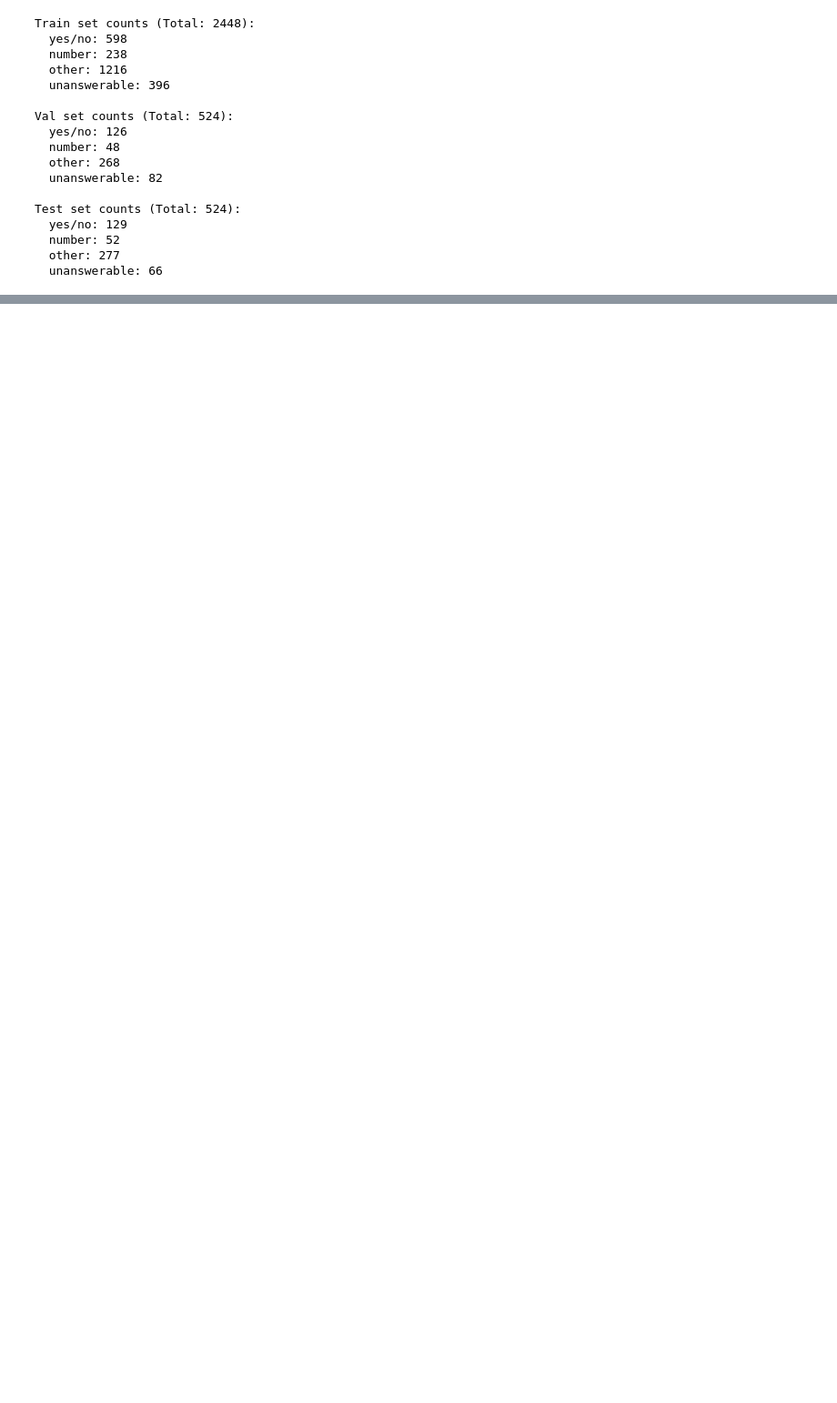
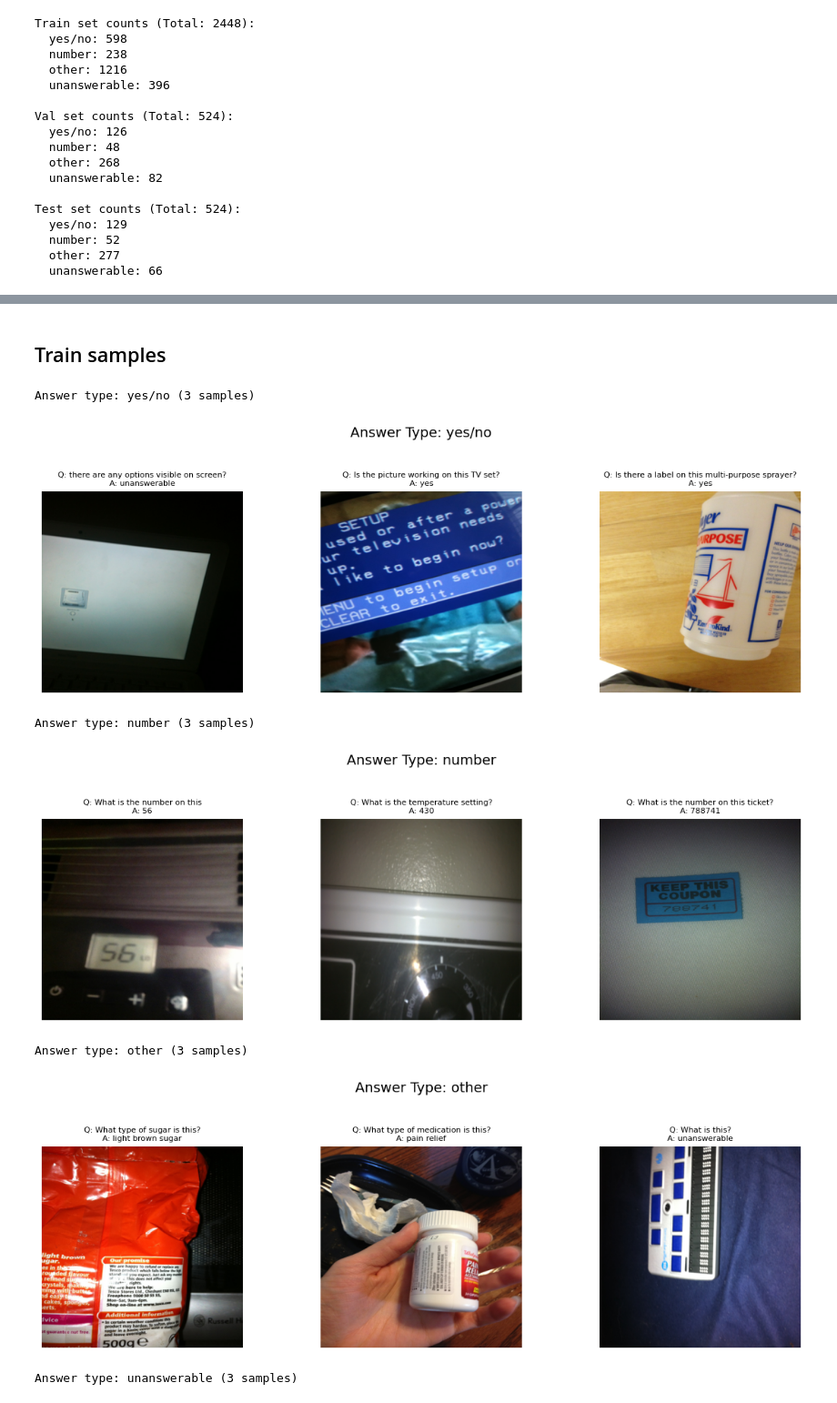
Before and after one commit to zagarsuren/visionaid-vqa, a Jupyter notebook: notebooks/data_exploration.ipynb, the cells around one changed output, grey strips where cells are left out. Shown at 91% size. Saved outputs shown, nothing was run; the diff lists cells and outputs as text; code cells hidden in the pictures; blank space fills up the shorter version.

Commit message:
update display function

```diff
--- a/notebooks/data_exploration.ipynb
+++ b/notebooks/data_exploration.ipynb
@@ -127,0 +121,17 @@ for atype, samples in grouped.items():
+# %%
+train_annotation_path = '/Users/zagaraa/Documents/GitHub/visionaid-vqa/data/balanced_subset2/annotations/train.json'
+train_image_dir = '/Users/zagaraa/Documents/GitHub/visionaid-vqa/data/balanced_subset2/train'
+test_annotation_path = '/Users/zagaraa/Documents/GitHub/visionaid-vqa/data/balanced_subset2/annotations/test.json'
+test_image_dir = '/Users/zagaraa/Documents/GitHub/visionaid-vqa/data/balanced_subset2/test'
+# %% [markdown]
+## Train samples
+# %%
+display_image(train_annotation_path, train_image_dir, samples_per_class=3)
+# %% [output]
+Answer type: yes/no (3 samples)
+[figure, added]
+Answer type: number (3 samples)
+[figure, added]
+Answer type: other (3 samples)
+[figure, added]
+Answer type: unanswerable (3 samples)
```
Also changed, not shown: parts of 6 cells of this notebook.
